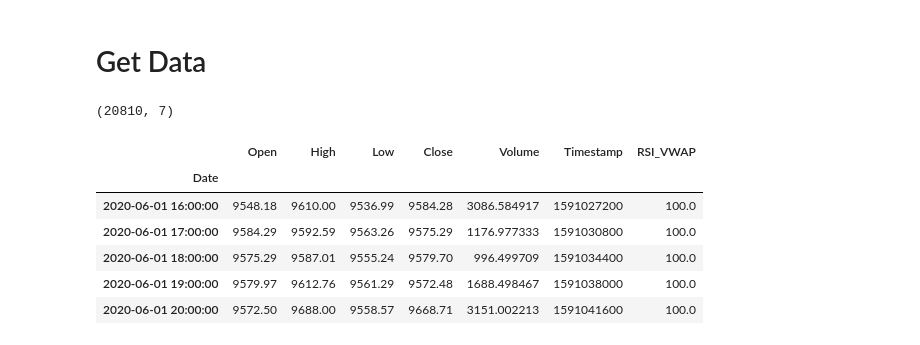
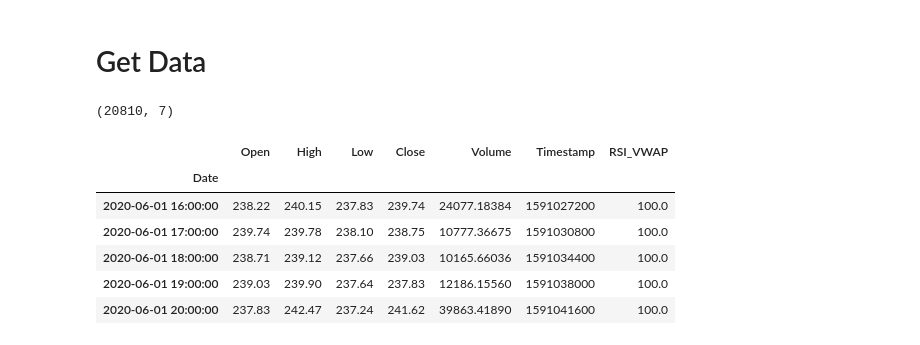
Before and after one commit to webclinic017/Trading-sandbox, a Jupyter notebook: 09_VWAP_RSI_strategy.ipynb, the cells around one changed output. Cells and saved outputs as stored; diff of their text form; code cells hidden in the pictures.

```diff
--- a/09_VWAP_RSI_strategy.ipynb
+++ b/09_VWAP_RSI_strategy.ipynb
@@ -17,21 +18,21 @@ from modules.Utils.indicators import computeRSI_VWAP
 # %% [markdown]
 # Get Data
 # %%
-SYMBOL= 'BTC'
+SYMBOL= 'ETH'
 df =loadFromDB(SYMBOL,'1h')
-df = computeRSI_VWAP(df,17,25)
+df = computeRSI_VWAP(df,17,25,False)
 df.dropna(inplace=True)
 print(df.shape)
 df.head()
 # %% [output]
 (20810, 7)
 |  | Open | High | Low | Close | Volume | Timestamp | RSI_VWAP |
 | Date |  |  |  |  |  |  |  |
-| 2020-06-01 16:00:00 | 9548.18 | 9610.00 | 9536.99 | 9584.28 | 3086.584917 | 1591027200 | 100.0 |
-| 2020-06-01 17:00:00 | 9584.29 | 9592.59 | 9563.26 | 9575.29 | 1176.977333 | 1591030800 | 100.0 |
-| 2020-06-01 18:00:00 | 9575.29 | 9587.01 | 9555.24 | 9579.70 | 996.499709 | 1591034400 | 100.0 |
-| 2020-06-01 19:00:00 | 9579.97 | 9612.76 | 9561.29 | 9572.48 | 1688.498467 | 1591038000 | 100.0 |
-| 2020-06-01 20:00:00 | 9572.50 | 9688.00 | 9558.57 | 9668.71 | 3151.002213 | 1591041600 | 100.0 |
+| 2020-06-01 16:00:00 | 238.22 | 240.15 | 237.83 | 239.74 | 24077.18384 | 1591027200 | 100.0 |
+| 2020-06-01 17:00:00 | 239.74 | 239.78 | 238.10 | 238.75 | 10777.36675 | 1591030800 | 100.0 |
+| 2020-06-01 18:00:00 | 238.71 | 239.12 | 237.66 | 239.03 | 10165.66036 | 1591034400 | 100.0 |
+| 2020-06-01 19:00:00 | 239.03 | 239.90 | 237.64 | 237.83 | 12186.15560 | 1591038000 | 100.0 |
+| 2020-06-01 20:00:00 | 237.83 | 242.47 | 237.24 | 241.62 | 39863.41890 | 1591041600 | 100.0 |
 # %%
 def buyCondition(row:pd.Series, previous_row:pd.Series=None)->bool:
     return True if row.RSI_VWAP>19 and previous_row.RSI_VWAP<19 else False
```
Also changed, not shown: parts of 4 cells of this notebook, 6 other files.
